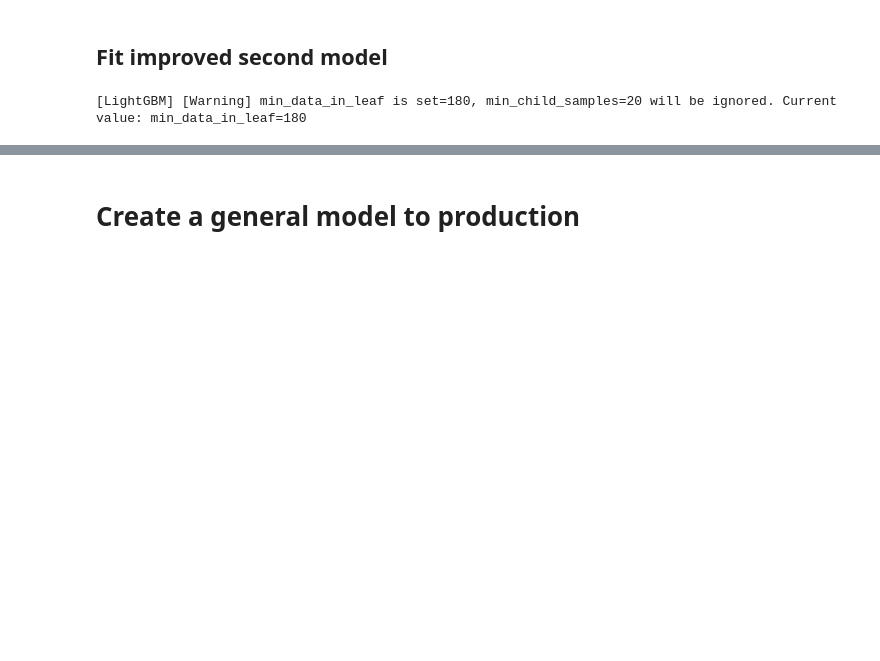
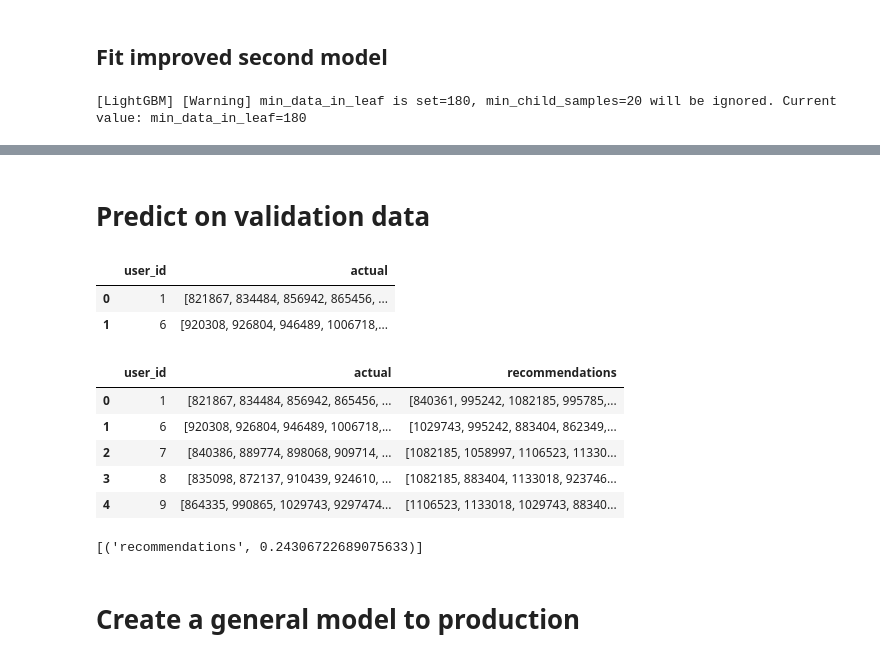
Before and after one commit to JYaromich/RecSys, a Jupyter notebook: final_project.ipynb, the cells around one changed output, grey strips where cells are left out. Cells and saved outputs as stored; diff of their text form; code cells hidden in the pictures; blank space fills up the shorter version.

Commit message:
test=0.13, valid=0.24

```diff
--- a/final_project.ipynb
+++ b/final_project.ipynb
@@ -619,3 +671,39 @@ second_model.fit(X_train=X_train, y_train=y_train.values.ravel())
+# %% [markdown]
+# Predict on validation data
+# %%
+result_eval_ranker = data_val_ranker.groupby(USER_COL)[ITEM_COL].unique().reset_index()
+result_eval_ranker.columns=[USER_COL, ACTUAL_COL]
+result_eval_ranker.head(2)
+# %% [output]
+|  | user_id | actual |
+| 0 | 1 | [821867, 834484, 856942, 865456, ... |
+| 1 | 6 | [920308, 926804, 946489, 1006718,... |
+# %%
+from tqdm import tqdm
+
+tqdm.pandas()
+
+result_eval_ranker['recommendations']  = result_eval_ranker.user_id.progress_apply(
+    lambda x: postfilter_items(
+        recommendations=second_model.recommend(x, N=50),
+        N=5
+    )
+)
+
+result_eval_ranker.head()
+# %% [output]
+|  | user_id | actual | recommendations |
+| 0 | 1 | [821867, 834484, 856942, 865456, ... | [840361, 995242, 1082185, 995785,... |
+| 1 | 6 | [920308, 926804, 946489, 1006718,... | [1029743, 995242, 883404, 862349,... |
+| 2 | 7 | [840386, 889774, 898068, 909714, ... | [1082185, 1058997, 1106523, 11330... |
+| 3 | 8 | [835098, 872137, 910439, 924610, ... | [1082185, 883404, 1133018, 923746... |
+| 4 | 9 | [864335, 990865, 1029743, 9297474... | [1106523, 1133018, 1029743, 88340... |
+# %%
+TOPK_PRECISION = 5
+
+print(sorted(calc_precision(result_eval_ranker, TOPK_PRECISION), key=lambda x: x[1], reverse=True))
+# %% [output]
+[('recommendations', 0.24306722689075633)]
 # %% [markdown]
 # Create a general model to production
 # %%
```
Also changed, not shown: parts of 10 cells of this notebook, 7 other files.
